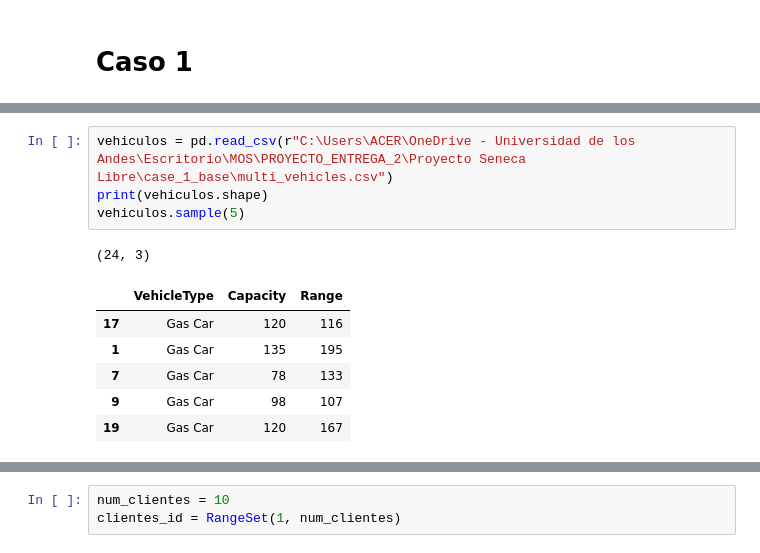
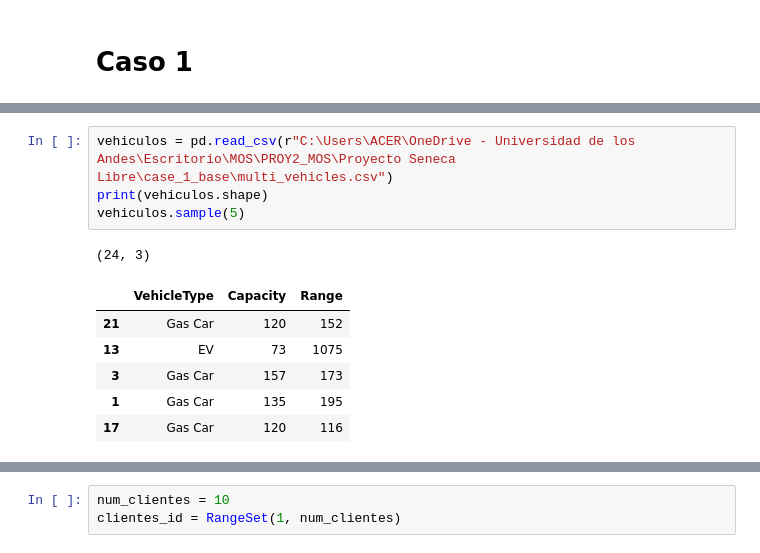
Before and after one commit to Pipeperez1305/PROY2_MOS, a Jupyter notebook: Proyecto Seneca Libre/MOS-Proyecto2.ipynb, the cells around one changed output, grey strips where cells are left out. Saved outputs shown, nothing was run; the diff lists cells and outputs as text.

```diff
--- a/Proyecto Seneca Libre/MOS-Proyecto2.ipynb
+++ b/Proyecto Seneca Libre/MOS-Proyecto2.ipynb
@@ -55,13 +55,13 @@ ubicaciones_data.sample(5)
 # %%
-vehiculos = pd.read_csv(r"C:\Users\ACER\OneDrive - Universidad de los Andes\Escritorio\MOS\PROYECTO_ENTREGA_2\Proyecto Seneca Libre\case_1_base\multi_vehicles.csv")
+vehiculos = pd.read_csv(r"C:\Users\ACER\OneDrive - Universidad de los Andes\Escritorio\MOS\PROY2_MOS\Proyecto Seneca Libre\case_1_base\multi_vehicles.csv")
 print(vehiculos.shape)
 vehiculos.sample(5)
 # %% [output]
 (24, 3)
 |  | VehicleType | Capacity | Range |
+| 21 | Gas Car | 120 | 152 |
+| 13 | EV | 73 | 1075 |
+| 3 | Gas Car | 157 | 173 |
+| 1 | Gas Car | 135 | 195 |
 | 17 | Gas Car | 120 | 116 |
-| 1 | Gas Car | 135 | 195 |
-| 7 | Gas Car | 78 | 133 |
-| 9 | Gas Car | 98 | 107 |
-| 19 | Gas Car | 120 | 167 |
 # %%
```
Also changed, not shown: parts of 23 cells of this notebook.
